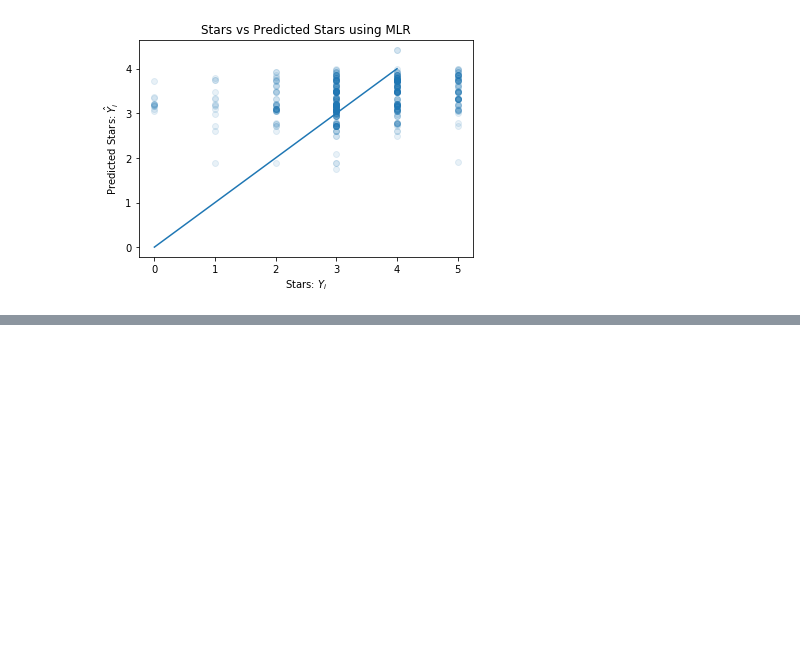
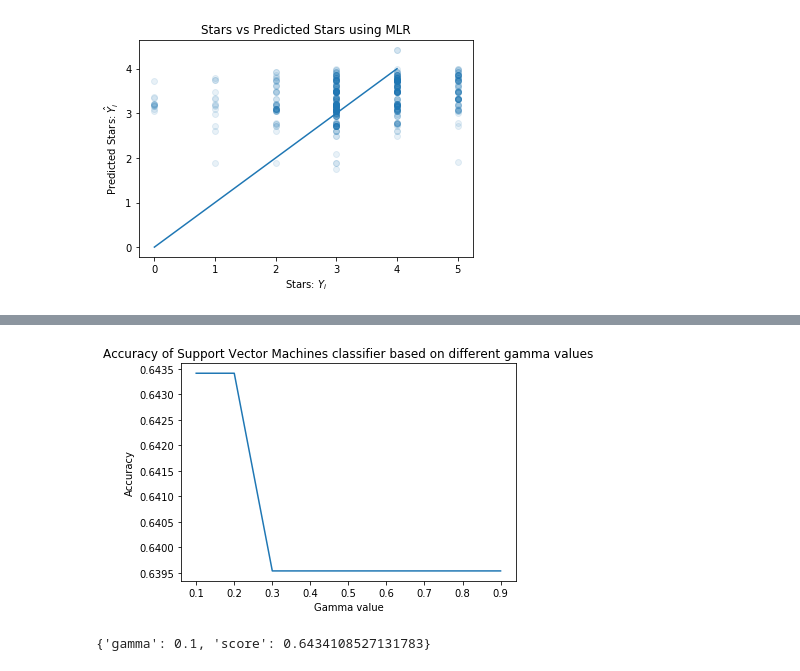
Before and after one commit to ghostleek/ramen-rating-eda, a Jupyter notebook: ramen-rating-eda-29Nov2019.ipynb, the cells around one changed output, grey strips where cells are left out. Saved outputs shown, nothing was run; the diff lists cells and outputs as text; code cells hidden in the pictures; blank space fills up the shorter version.

```diff
--- a/ramen-rating-eda-29Nov2019.ipynb
+++ b/ramen-rating-eda-29Nov2019.ipynb
@@ -690,0 +739,14 @@ train_data, test_data, train_labels, test_labels = train_test_split(scaled_featu
+# %%
+#Use of support vector machine classification
+from sklearn.svm import SVC
+
+svc_classifier = SVC(kernel='rbf', gamma=10)
+svc_classifier.fit(train_data, train_labels)
+
+svc_training_score = svc_classifier.score(train_data, train_labels)
+
+print("SVC training set score: %s" %(svc_training_score))
+
+svc_test_score = classifier.score(test_data, test_labels)
+
+print("SVC test set score: %s" %(svc_test_score))
@@ -690,0 +775,37 @@ train_data, test_data, train_labels, test_labels = train_test_split(scaled_featu
+# %%
+# generate plot showing SVC Classifier score based on different gamma values
+# and print out gamma value that results in highest score
+
+scores = []
+
+highest_score = {
+    'gamma': 0,
+    'score': 0
+}
+
+gamma_values = np.arange(0.1, 1.0, 0.1)
+
+for val in gamma_values:
+    svc_classifier = SVC(kernel='rbf', gamma=val)
+    svc_classifier.fit(train_data, train_labels)
+    score = svc_classifier.score(test_data, test_labels)
+    scores.append(score)
+    if score > highest_score['score']:
+        highest_score = {
+            'gamma': val,
+            'score': score
+        }
+
+x_values = gamma_values
+
+y_values = scores
+
+plt.plot(x_values, y_values)
+plt.title('Accuracy of Support Vector Machines classifier based on different gamma values')
+plt.ylabel('Accuracy')
+plt.xlabel('Gamma value')
+plt.show()
+print(highest_score)
+# %% [output]
+[figure, added]
+{'gamma': 0.1, 'score': 0.6434108527131783}
```
Also changed, not shown: parts of 12 cells of this notebook.
